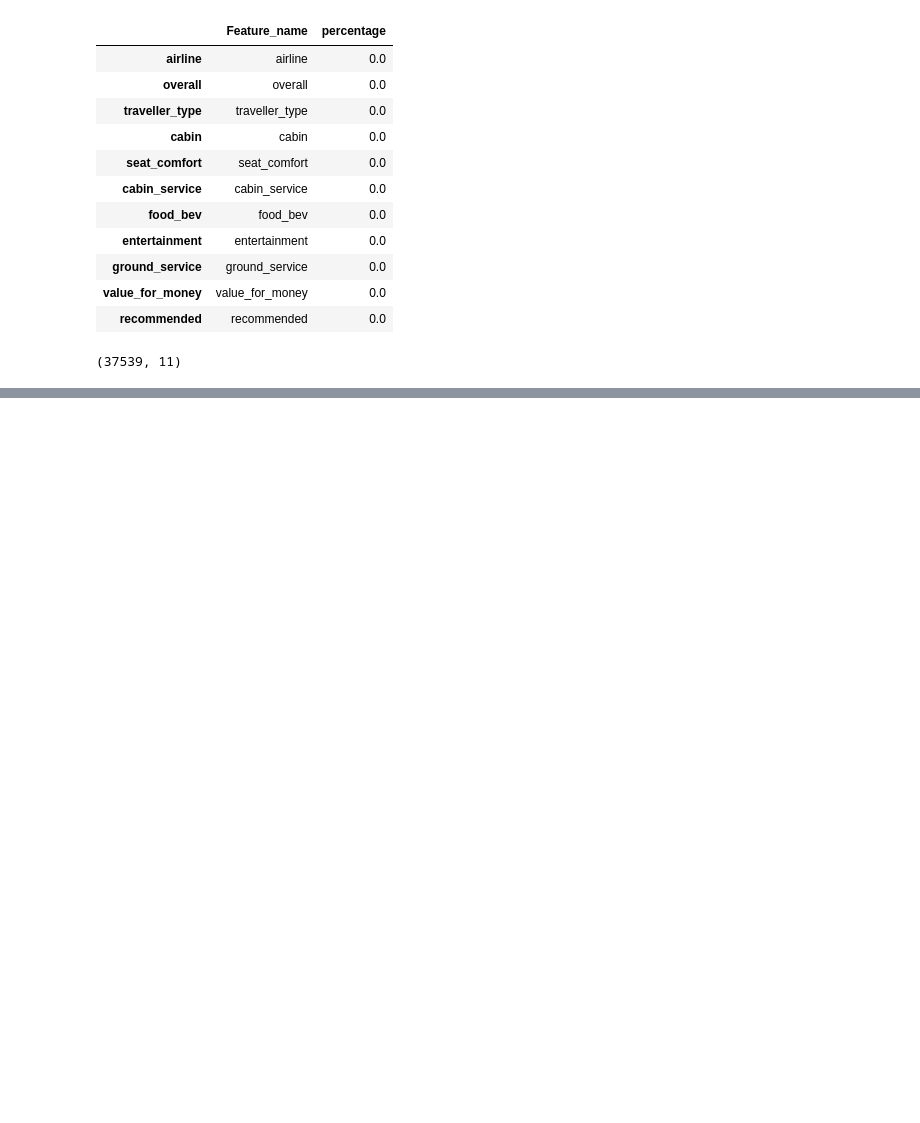
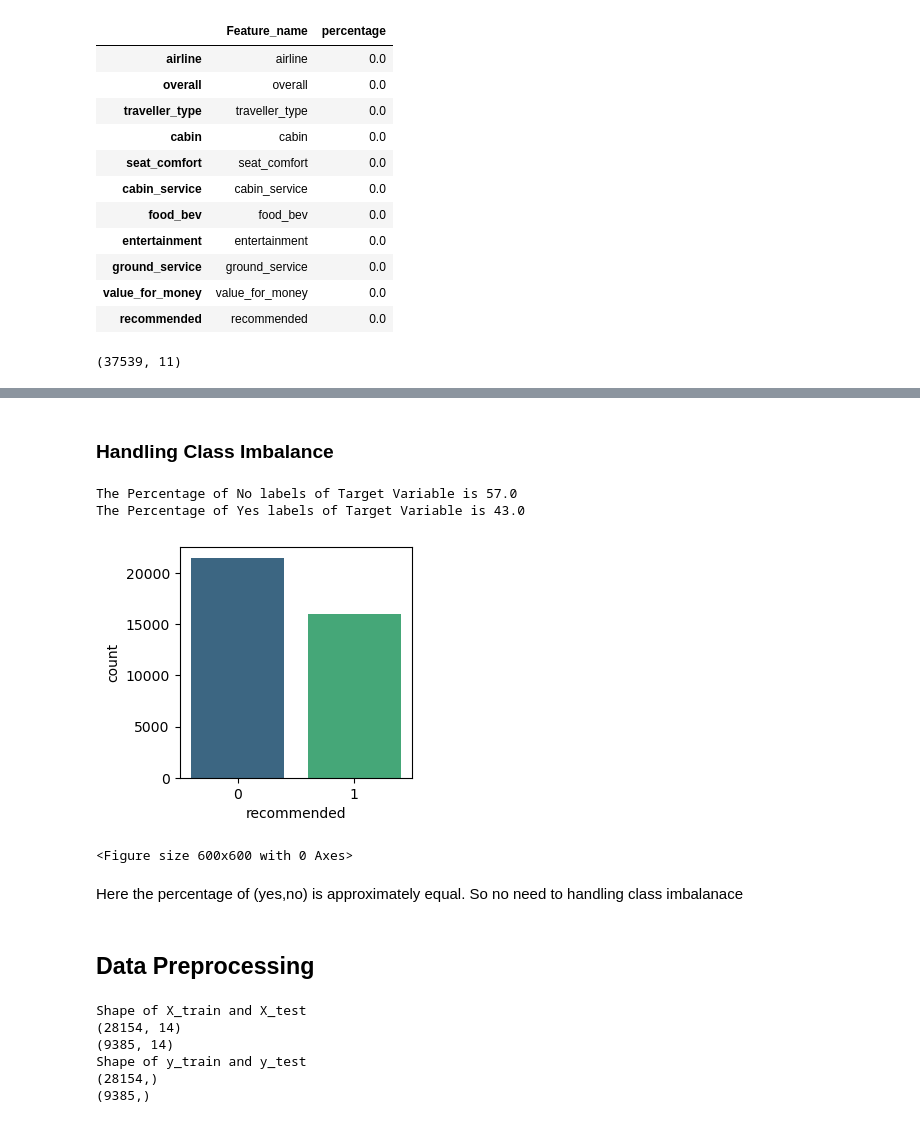
Before and after one commit to Siddharth3271/Airline-Passenger-Refferal-Prediction, a Jupyter notebook: code.ipynb, the cells around one changed output, grey strips where cells are left out. Saved outputs shown, nothing was run; the diff lists cells and outputs as text; code cells hidden in the pictures; blank space fills up the shorter version.

```diff
--- a/code.ipynb
+++ b/code.ipynb
@@ -668,0 +722,6 @@ airline_df.shape
+# %%
+#drop overall column
+airline_df.drop(['overall'],axis=1,inplace=True)
+
+#drop airline column
+airline_df.drop(['airline'],axis=1,inplace=True)
@@ -668,0 +739,4 @@ airline_df.shape
+# %%
+#converting target column
+airline_df['recommended'].replace({'yes':1,"no":0},inplace=True)
+airline_df.head()
@@ -668,0 +752,4 @@ airline_df.shape
+# %%
+#separate independent and dependent features
+y=airline_df['recommended']
+x=airline_df.drop(columns='recommended')
@@ -668,0 +776,35 @@ airline_df.shape
+# %% [markdown]
+### Handling Class Imbalance
+# %%
+print("The Percentage of No labels of Target Variable is",np.round(y.value_counts()[0]/len(y)*100))
+print("The Percentage of Yes labels of Target Variable is",np.round(y.value_counts()[1]/len(y)*100))
+sns.countplot(x=airline_df['recommended'],data=airline_df,palette='viridis')
+plt.figure(figsize=(6,6))
+plt.show()
+# %% [output]
+The Percentage of No labels of Target Variable is 57.0
+The Percentage of Yes labels of Target Variable is 43.0
+[figure, added]
+<Figure size 600x600 with 0 Axes>
+# %% [markdown]
+Here the percentage of (yes,no) is approximately equal. So no need to handling class imbalanace
+# %% [markdown]
+## Data Preprocessing
+# %%
+#splitting train and test split
+x_train,x_test,y_train,y_test = train_test_split(x,y,test_size=0.25,random_state=42)
+
+print("Shape of X_train and X_test")
+print(x_train.shape)
+print(x_test.shape)
+
+print("Shape of y_train and y_test")
+print(y_train.shape)
+print(y_test.shape)
+# %% [output]
+Shape of X_train and X_test
+(28154, 14)
+(9385, 14)
+Shape of y_train and y_test
+(28154,)
+(9385,)
```
Also changed, not shown: parts of 14 cells of this notebook.
